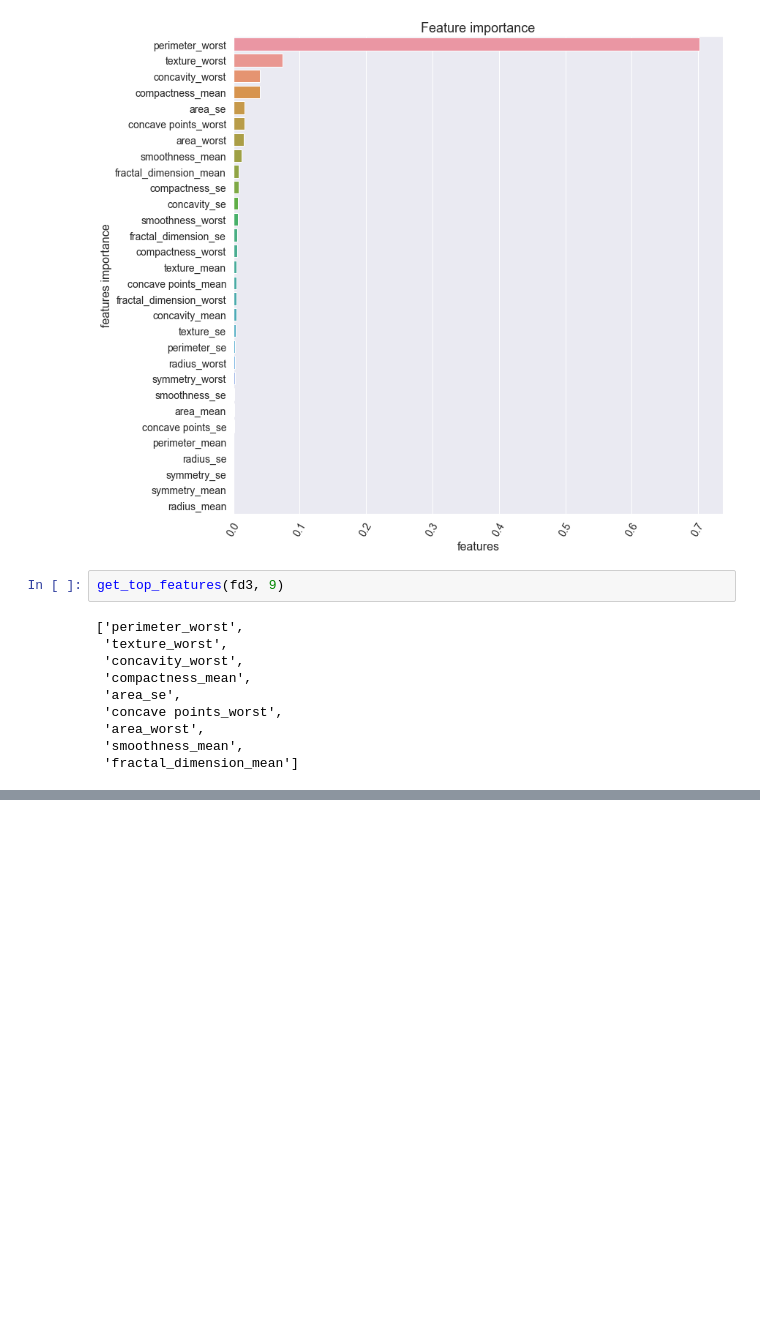
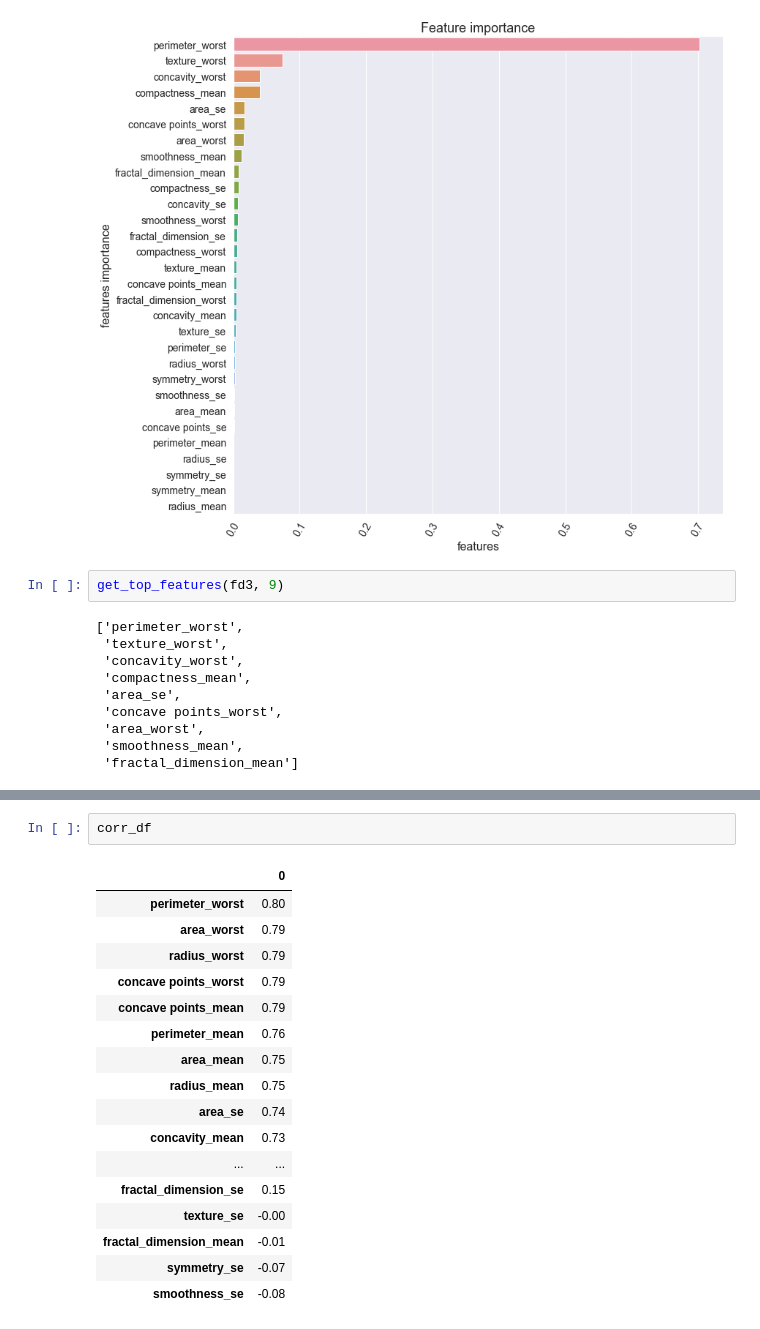
Before and after one commit to 10-Academy-quad-squad/casual-graph, a Jupyter notebook: notebooks/feat_importance.ipynb, the cells around one changed output, grey strips where cells are left out. Saved outputs shown, nothing was run; the diff lists cells and outputs as text; blank space fills up the shorter version.

```diff
--- a/notebooks/feat_importance.ipynb
+++ b/notebooks/feat_importance.ipynb
@@ -175,0 +211,20 @@ get_top_features(fd3, 9)
+# %%
+corr_df
+# %% [output]
+|  | 0 |
+| perimeter_worst | 0.80 |
+| area_worst | 0.79 |
+| radius_worst | 0.79 |
+| concave points_worst | 0.79 |
+| concave points_mean | 0.79 |
+| perimeter_mean | 0.76 |
+| area_mean | 0.75 |
+| radius_mean | 0.75 |
+| area_se | 0.74 |
+| concavity_mean | 0.73 |
+| ... | ... |
+| fractal_dimension_se | 0.15 |
+| texture_se | -0.00 |
+| fractal_dimension_mean | -0.01 |
+| symmetry_se | -0.07 |
+| smoothness_se | -0.08 |
```
Also changed, not shown: parts of 2 cells of this notebook.
